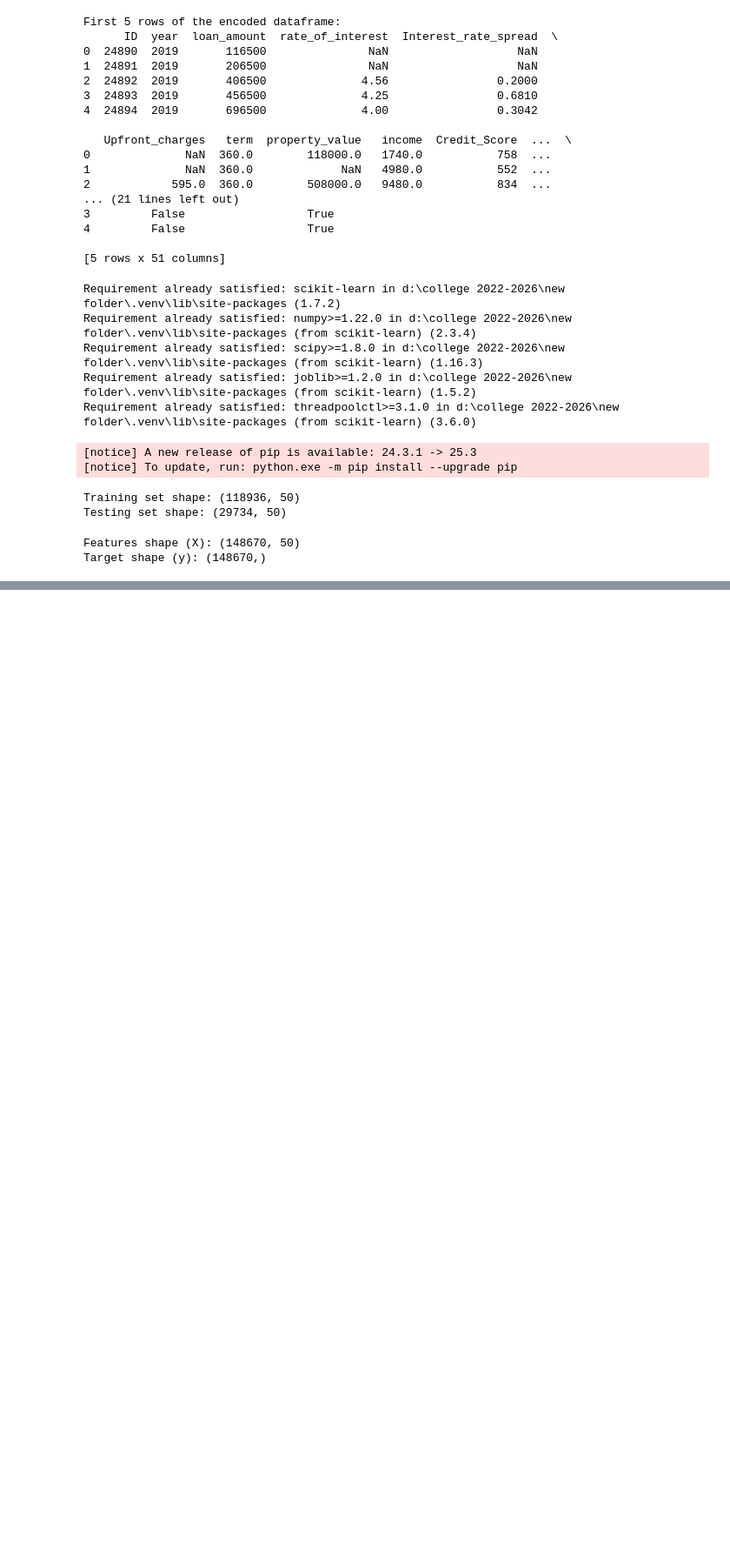
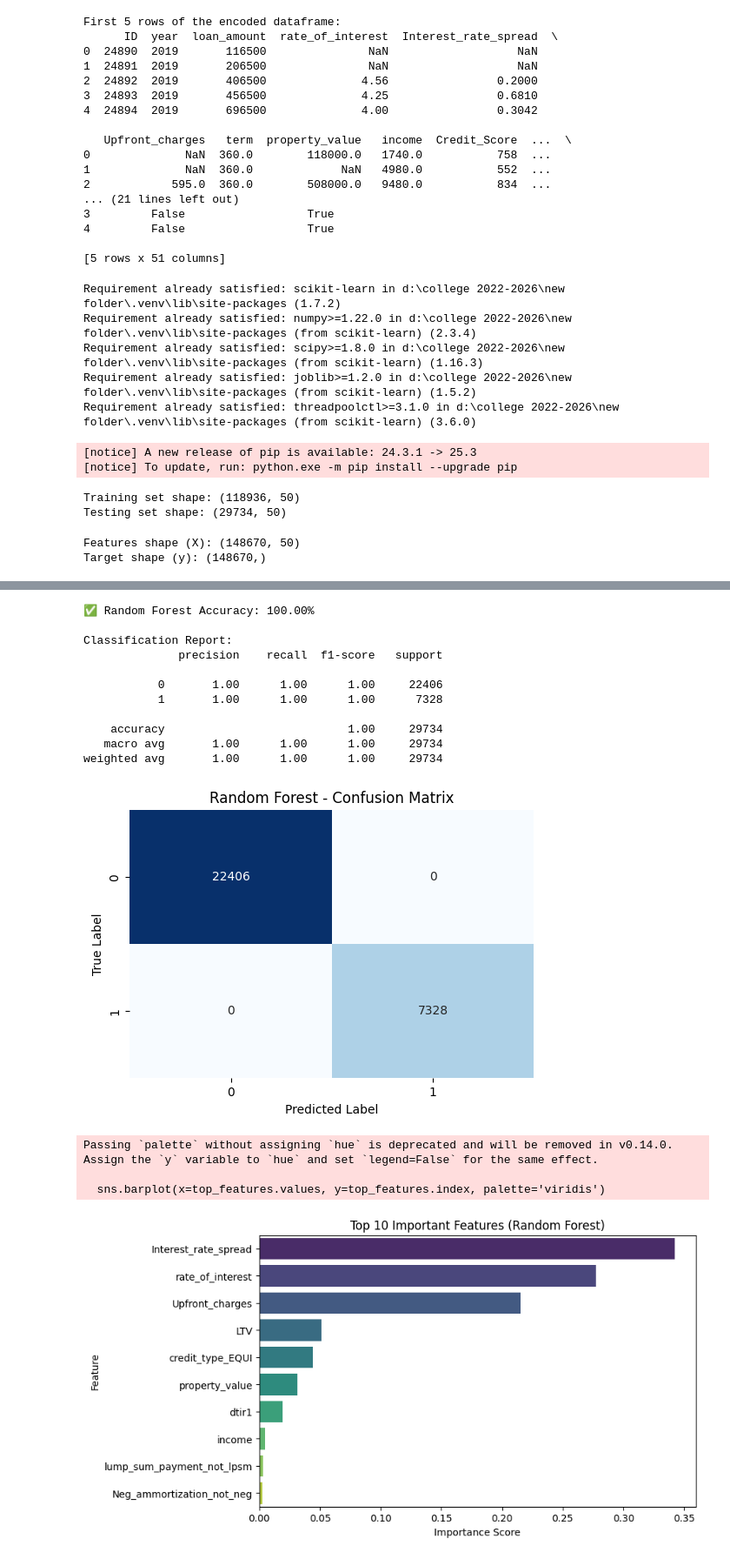
Before and after one commit to springboardmentor891v/CreditPathAI_Oct_Batch, a Jupyter notebook: Main.ipynb, the cells around one changed output, grey strips where cells are left out. Shown: that part at 87% size. Cells and saved outputs as stored; diff of their text form; code cells hidden in the pictures; blank space fills up the shorter version.

Commit message:
random forest

```diff
--- a/Main.ipynb
+++ b/Main.ipynb
@@ -329,0 +396,64 @@ Testing set shape: (29734, 50)
+# %%
+
+from sklearn.ensemble import RandomForestClassifier
+from sklearn.metrics import accuracy_score, classification_report, confusion_matrix
+import seaborn as sns
+import matplotlib.pyplot as plt
+
+# Random Forest Classifier
+rf_model = RandomForestClassifier(
+    n_estimators=200,
+    max_depth=None,
+    random_state=42,
+    n_jobs=-1
+)
+
+# 2Train (fit) the model
+rf_model.fit(X_train_scaled, y_train)
+
+#  Predict on test data
+y_pred = rf_model.predict(X_test_scaled)
+
+# Evaluate performance
+accuracy = accuracy_score(y_test, y_pred)
+print(f"✅ Random Forest Accuracy: {accuracy*100:.2f}%\n")
+
+# Detailed metrics
+print("Classification Report:")
+print(classification_report(y_test, y_pred))
+
+#  Confusion Matrix Visualization
+plt.figure(figsize=(6,4))
+sns.heatmap(confusion_matrix(y_test, y_pred), annot=True, fmt='d', cmap='Blues', cbar=False)
+plt.title('Random Forest - Confusion Matrix')
+plt.xlabel('Predicted Label')
+plt.ylabel('True Label')
+plt.show()
+
+# Feature Importance (Top 10)
+importances = pd.Series(rf_model.feature_importances_, index=X_train_scaled.columns)
+top_features = importances.sort_values(ascending=False).head(10)
+
+plt.figure(figsize=(8,5))
+sns.barplot(x=top_features.values, y=top_features.index, palette='viridis')
+plt.title('Top 10 Important Features (Random Forest)')
+plt.xlabel('Importance Score')
+plt.ylabel('Feature')
+plt.show()
+# %% [output]
+✅ Random Forest Accuracy: 100.00%
+
+Classification Report:
+              precision    recall  f1-score   support
+
+           0       1.00      1.00      1.00     22406
+           1       1.00      1.00      1.00      7328
+
+    accuracy                           1.00     29734
+   macro avg       1.00      1.00      1.00     29734
+weighted avg       1.00      1.00      1.00     29734
+[figure, added]
+Passing `palette` without assigning `hue` is deprecated and will be removed in v0.14.0. Assign the `y` variable to `hue` and set `legend=False` for the same effect.
+
+  sns.barplot(x=top_features.values, y=top_features.index, palette='viridis')
+[figure, added]
```
Also changed, not shown: parts of 4 cells of this notebook.
